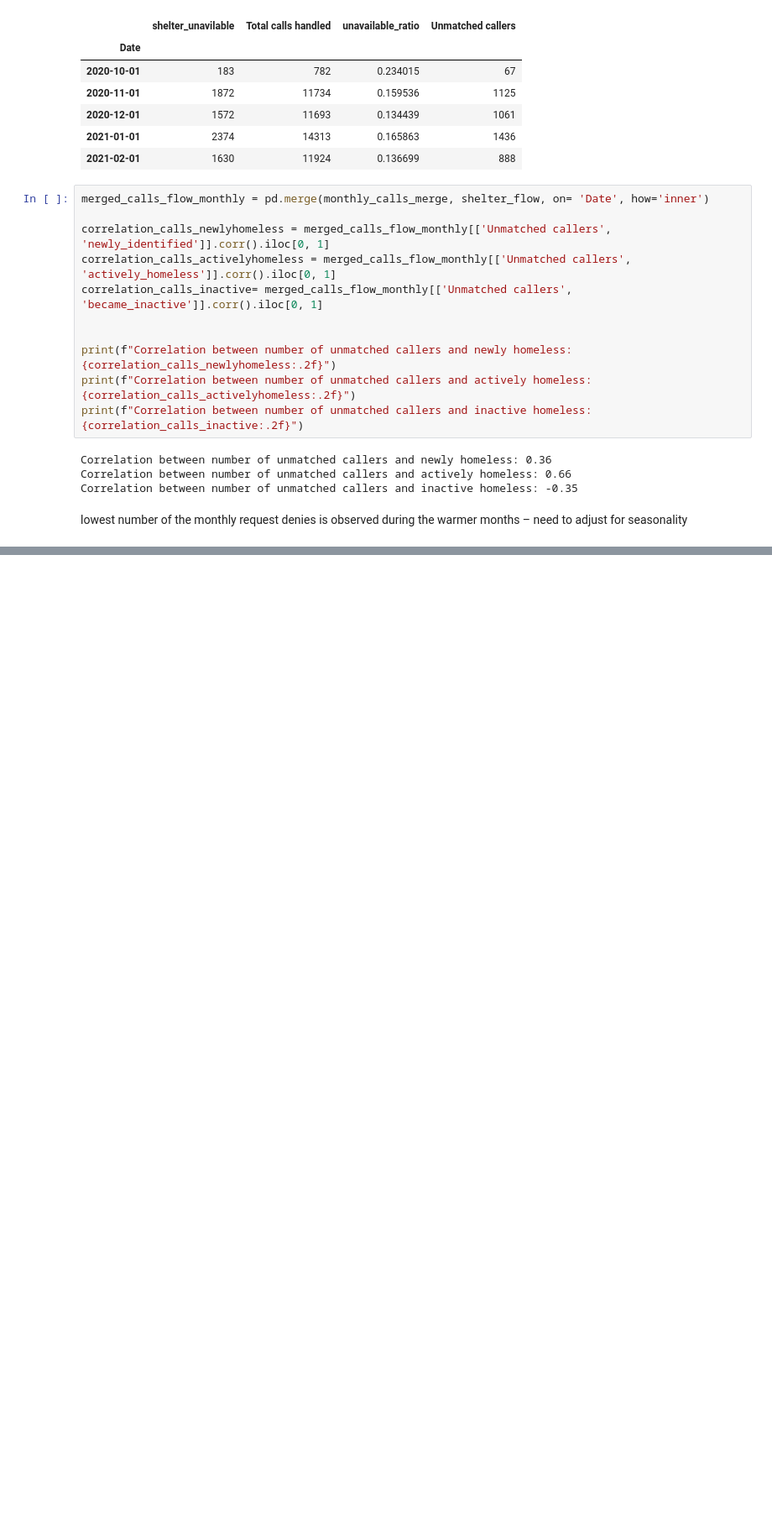
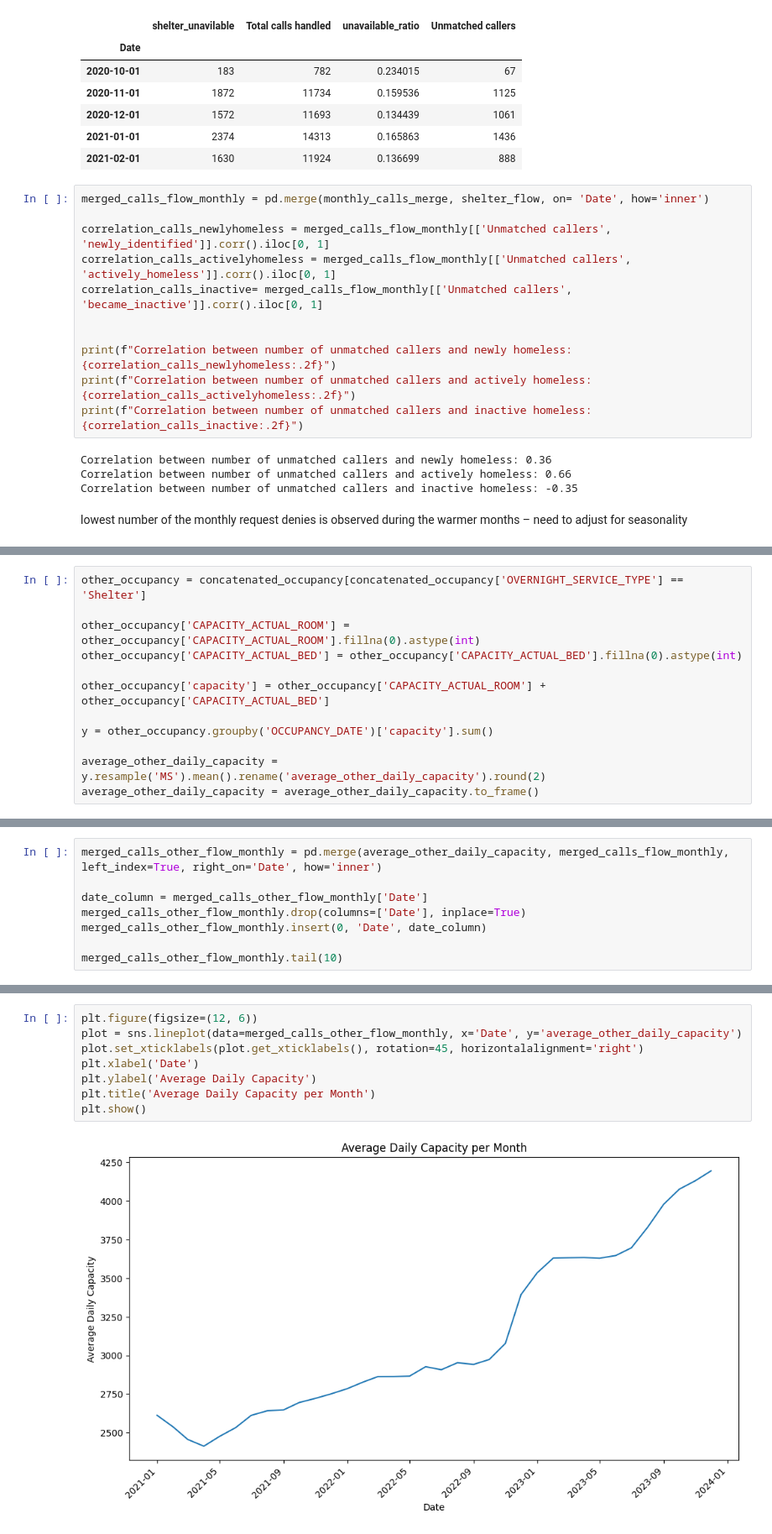
Before and after one commit to pendovka/Toronto-Shelter-Traffic, a Jupyter notebook: project.ipynb, the cells around one changed output, grey strips where cells are left out. Shown: that part at 84% size. Drawn from its saved outputs; the diff is of its cells as text; blank space fills up the shorter version.

```diff
--- a/project.ipynb
+++ b/project.ipynb
@@ -325,0 +319,12 @@ merged_calls_occupancy_flow_monthly.head()
+# %%
+other_occupancy = concatenated_occupancy[concatenated_occupancy['OVERNIGHT_SERVICE_TYPE'] == 'Shelter']
+
+other_occupancy['CAPACITY_ACTUAL_ROOM'] = other_occupancy['CAPACITY_ACTUAL_ROOM'].fillna(0).astype(int)
+other_occupancy['CAPACITY_ACTUAL_BED'] = other_occupancy['CAPACITY_ACTUAL_BED'].fillna(0).astype(int)
+
+other_occupancy['capacity'] = other_occupancy['CAPACITY_ACTUAL_ROOM'] + other_occupancy['CAPACITY_ACTUAL_BED']
+
+y = other_occupancy.groupby('OCCUPANCY_DATE')['capacity'].sum()
+
+average_other_daily_capacity = y.resample('MS').mean().rename('average_other_daily_capacity').round(2)
+average_other_daily_capacity = average_other_daily_capacity.to_frame()
@@ -325,0 +347,8 @@ merged_calls_occupancy_flow_monthly.head()
+# %%
+merged_calls_other_flow_monthly = pd.merge(average_other_daily_capacity, merged_calls_flow_monthly, left_index=True, right_on='Date', how='inner')
+
+date_column = merged_calls_other_flow_monthly['Date']
+merged_calls_other_flow_monthly.drop(columns=['Date'], inplace=True)
+merged_calls_other_flow_monthly.insert(0, 'Date', date_column)
+
+merged_calls_other_flow_monthly.tail(10)
@@ -325,0 +367,10 @@ merged_calls_occupancy_flow_monthly.head()
+# %%
+plt.figure(figsize=(12, 6))
+plot = sns.lineplot(data=merged_calls_other_flow_monthly, x='Date', y='average_other_daily_capacity')
+plot.set_xticklabels(plot.get_xticklabels(), rotation=45, horizontalalignment='right')
+plt.xlabel('Date')
+plt.ylabel('Average Daily Capacity')
+plt.title('Average Daily Capacity per Month')
+plt.show()
+# %% [output]
+[figure, added]
```
Also changed, not shown: parts of 14 cells of this notebook.
